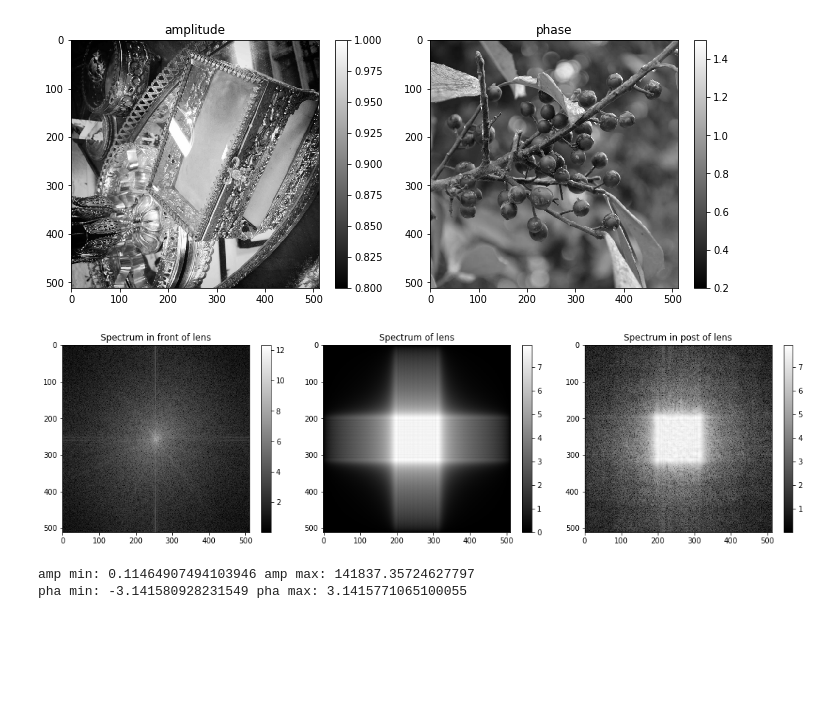
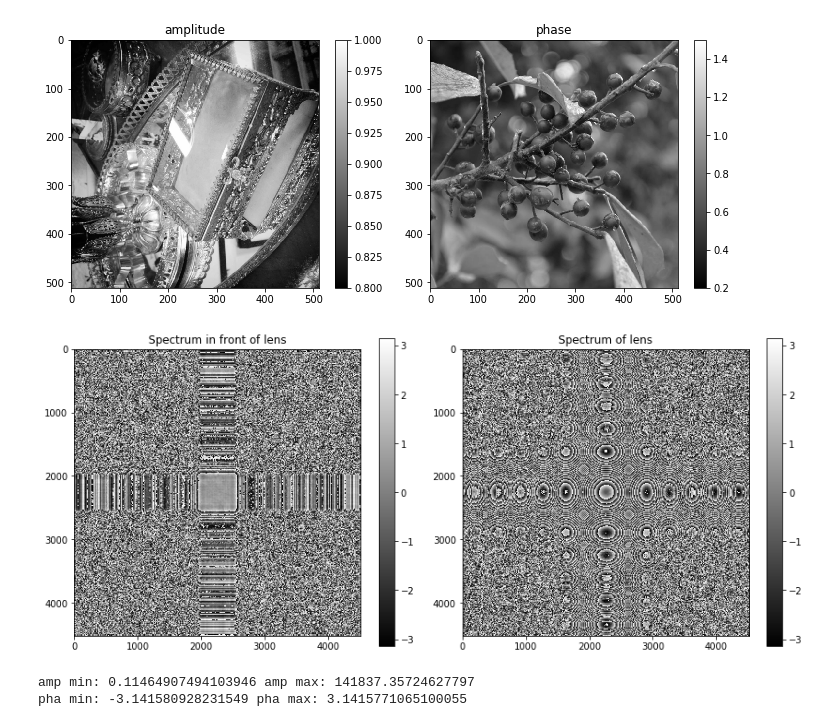
Before and after one commit to yimencc/workspace, a Jupyter notebook: TIE_Simulation/util.ipynb, the cells around one changed output. Cells and saved outputs as stored; diff of their text form; code cells hidden in the pictures; blank space fills up the shorter version.

Commit message:
edit Wavefront.lens_transfer

```diff
--- a/TIE_Simulation/util.ipynb
+++ b/TIE_Simulation/util.ipynb
@@ -47,29 +47,21 @@ d1 = 2*ff
 d2 = 1/(1/ff - 1/d1)
 
 wf_obj = Wavefront.from_bioimage(amp_img, pha_img, WAVELENGTH, PIXEL_SIZE)
-wf_front_lens = wf_obj.spatial_transfer(d1).wavefront
-
-wf_obj_post_lens = Wavefront.pupil_propagate(wf_front_lens, WAVELENGTH, PIXEL_SIZE, ff, out_pupil=True)
-lens_pupil_plane = wf_obj_post_lens.lens_pupil_plane
-wf_post_lens = wf_obj_post_lens.wavefront
+pre_lens_pl, post_lens_ft = wf_obj.lens_transfer(d1=d1, focus=ff, d2=d2)
 # %%
-plt.figure(figsize=[15, 4])
-plt.subplot(131)
-plt.imshow(np.log(abs(ft2(wf_front_lens))+1), cmap="gray")
+plt.figure(figsize=[12, 5])
+plt.subplot(121)
+plt.imshow(np.angle(pre_lens_pl), cmap="gray")
 plt.title("Spectrum in front of lens")
 plt.colorbar()
-plt.subplot(132)
-plt.imshow(np.log(abs(ft2(lens_pupil_plane))+1), cmap="gray")
+plt.subplot(122)
+plt.imshow(np.angle(post_lens_ft), cmap="gray")
 plt.title("Spectrum of lens")
-plt.colorbar()
-plt.subplot(133)
-plt.imshow(np.log(abs(ft2(wf_post_lens))+1), cmap="gray")
-plt.title("Spectrum in post of lens")
 plt.colorbar()
 plt.tight_layout()
 plt.show()
 # %% [output]
-[figure, old version]
+[figure, new version]
 # %%
 wf_obj = Wavefront.from_bioimage(amp_img, pha_img, WAVELENGTH, PIXEL_SIZE)
 t = wf_obj.lens_transfer(0.2)
```
Also changed, not shown: 1 other file.
